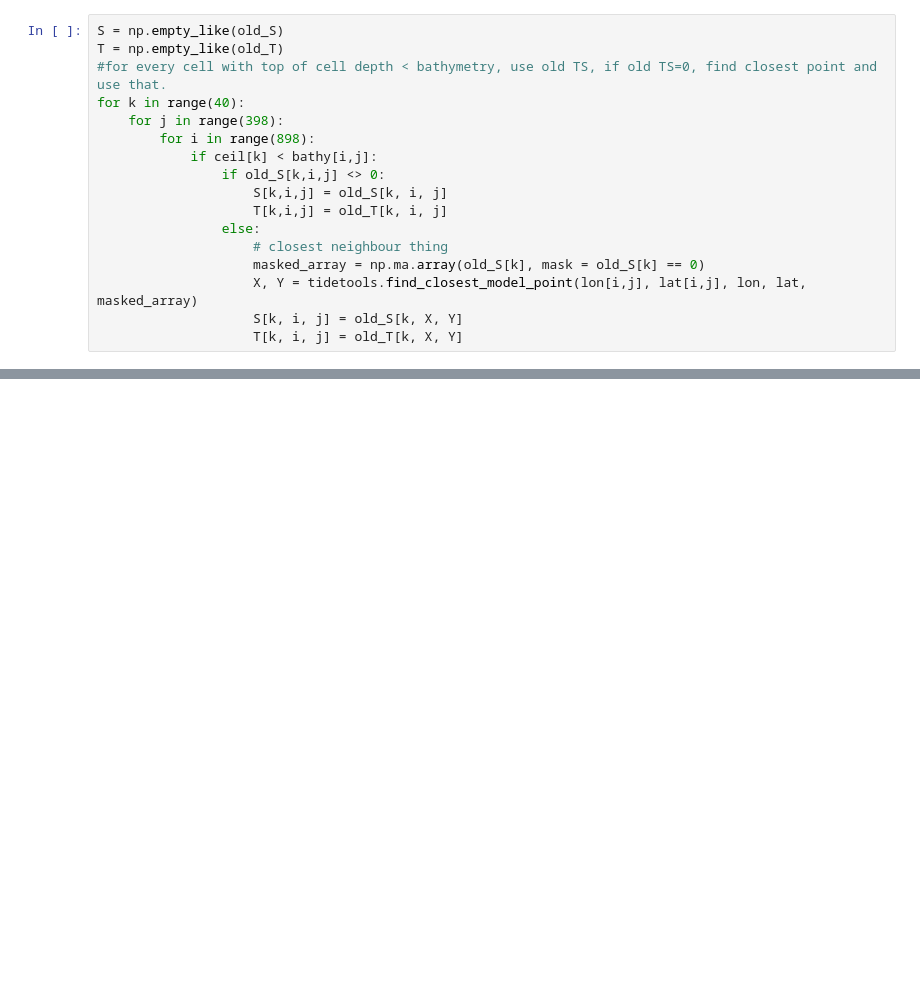
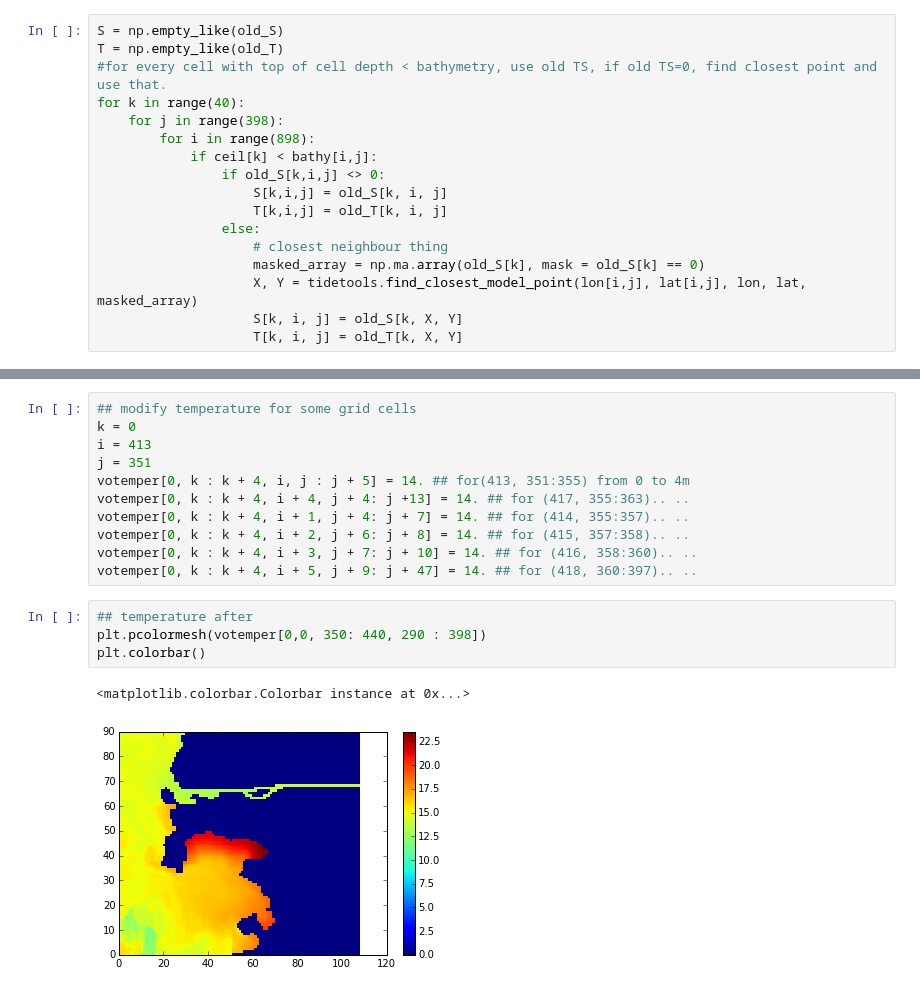
Before and after one commit to SalishSeaCast/analysis, a Jupyter notebook: jie/Smooth bathymetry & Create New TS file .ipynb, the cells around one changed output, grey strips where cells are left out. Cells and saved outputs as stored; diff of their text form; blank space fills up the shorter version.

```diff
--- a/jie/Smooth bathymetry & Create New TS file .ipynb
+++ b/jie/Smooth bathymetry & Create New TS file .ipynb
@@ -208,0 +212,18 @@ comment: Salinity and Temperature conditions from nowcast June 14, 2015 onto ext
+# %%
+## modify temperature for some grid cells
+k = 0
+i = 413
+j = 351
+votemper[0, k : k + 4, i, j : j + 5] = 14. ## for(413, 351:355) from 0 to 4m
+votemper[0, k : k + 4, i + 4, j + 4: j +13] = 14. ## for (417, 355:363).. ..
+votemper[0, k : k + 4, i + 1, j + 4: j + 7] = 14. ## for (414, 355:357).. ..
+votemper[0, k : k + 4, i + 2, j + 6: j + 8] = 14. ## for (415, 357:358).. ..
+votemper[0, k : k + 4, i + 3, j + 7: j + 10] = 14. ## for (416, 358:360).. ..
+votemper[0, k : k + 4, i + 5, j + 9: j + 47] = 14. ## for (418, 360:397).. ..
+# %%
+## temperature after
+plt.pcolormesh(votemper[0,0, 350: 440, 290 : 398])
+plt.colorbar()
+# %% [output]
+<matplotlib.colorbar.Colorbar instance at 0x...>
+[figure, added]
```
Also changed, not shown: parts of 8 cells of this notebook.
